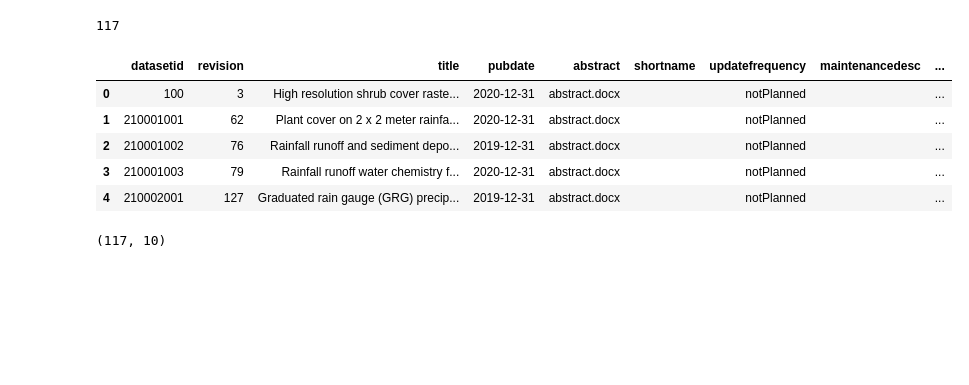
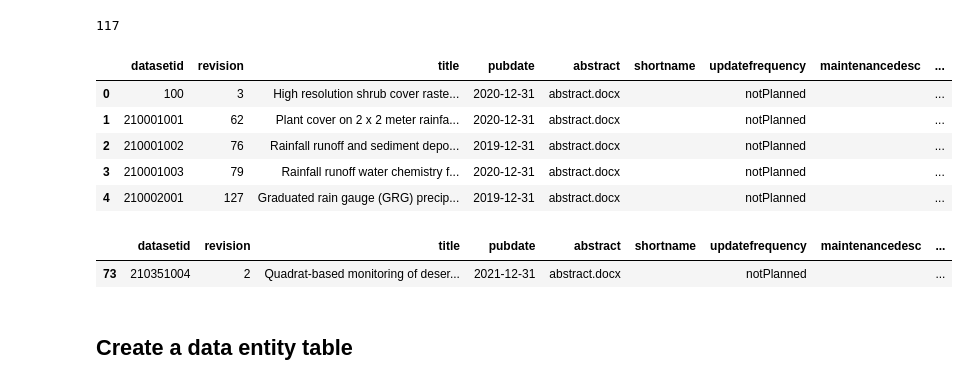
Before and after one commit to jornada-im/jrn-db-utils, a Jupyter notebook: jupyter/datasets_edi2mb.ipynb, the cells around one changed output. Saved outputs shown, nothing was run; the diff lists cells and outputs as text; code cells hidden in the pictures; blank space fills up the shorter version.

```diff
--- a/jupyter/datasets_edi2mb.ipynb
+++ b/jupyter/datasets_edi2mb.ipynb
@@ -61,7 +63,3 @@ df_in.head()
 | 2 | 210001002 | 76 | Rainfall runoff and sediment depo... | 2019-12-31 | abstract.docx |  | notPlanned |  | ... |
 | 3 | 210001003 | 79 | Rainfall runoff water chemistry f... | 2020-12-31 | abstract.docx |  | notPlanned |  | ... |
 | 4 | 210002001 | 127 | Graduated rain gauge (GRG) precip... | 2019-12-31 | abstract.docx |  | notPlanned |  | ... |
-# %%
-df_in.shape
-# %% [output]
-(117, 10)
@@ -82,0 +66,8 @@ conninfo = {
+# %%
+ds_in.shape
+ds_in[ds_in.datasetid=='210351004']
+# %% [output]
+|  | datasetid | revision | title | pubdate | abstract | shortname | updatefrequency | maintenancedesc | ... |
+| 73 | 210351004 | 2 | Quadrat-based monitoring of deser... | 2021-12-31 | abstract.docx |  | notPlanned |  | ... |
+# %% [markdown]
+## Create a data entity table
```
Also changed, not shown: parts of 25 cells of this notebook, 3 other files.
